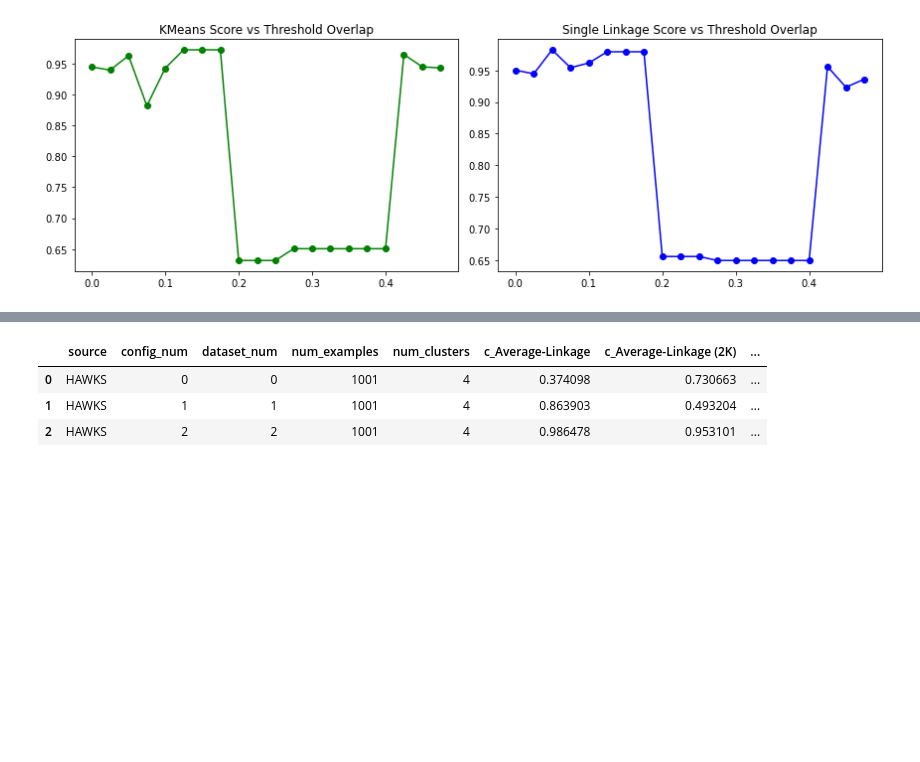
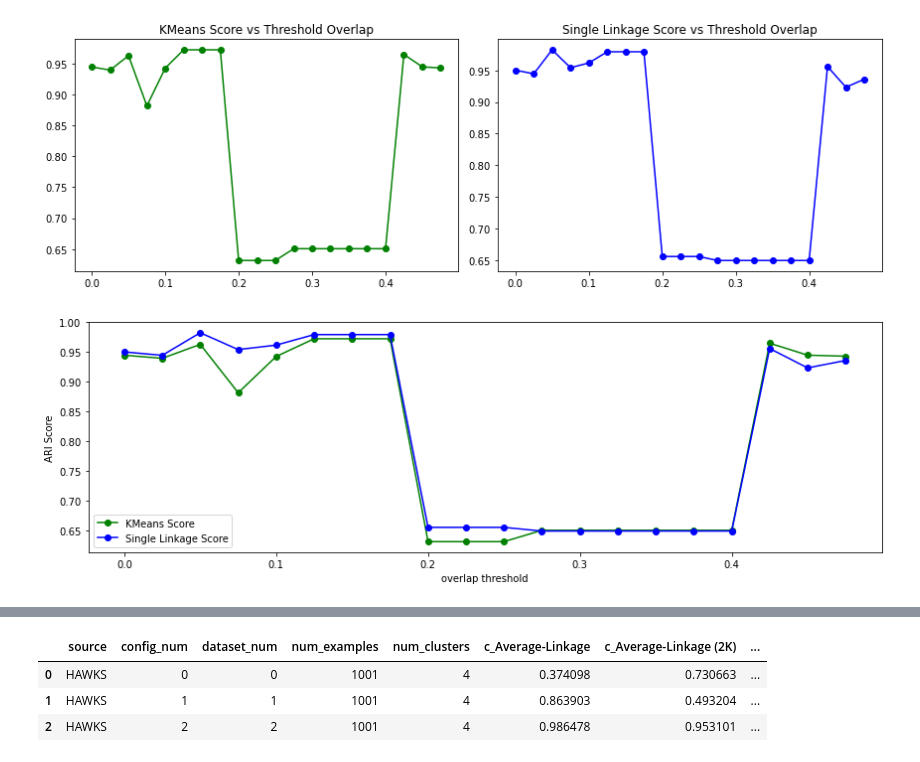
Before and after one commit to LudovicSterlin/projet-stochastic, a Jupyter notebook: clustering_datasets.ipynb, the cells around one changed output, grey strips where cells are left out. Saved outputs shown, nothing was run; the diff lists cells and outputs as text; code cells hidden in the pictures; blank space fills up the shorter version.

```diff
--- a/clustering_datasets.ipynb
+++ b/clustering_datasets.ipynb
@@ -510,3 +496,13 @@ axs[1].set_title('Single Linkage Score vs Threshold Overlap')
 fig.tight_layout();
 # %% [output]
 [figure]
+# %%
+fig,axs = plt.subplots(figsize=(12, 4))
+axs.plot(overlaps, kmeans_scores,'go-', label='KMeans Score')
+axs.plot(overlaps, linkage_scores, 'bo-', label='Single Linkage Score')
+axs.set_xlabel("overlap threshold")
+axs.set_ylabel("ARI Score")
+axs.legend()
+fig.tight_layout();
+# %% [output]
+[figure, added]
```
Also changed, not shown: parts of 13 cells of this notebook.
